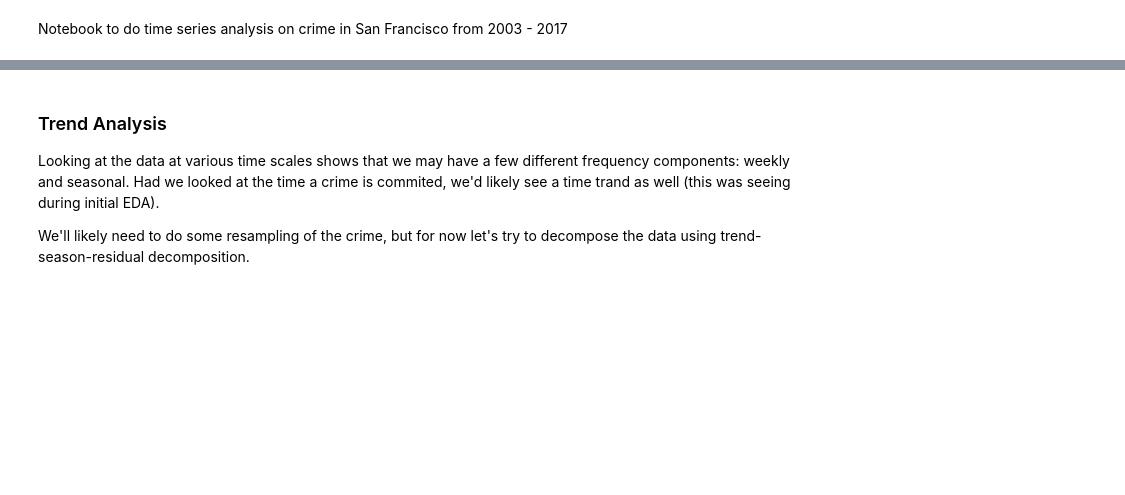
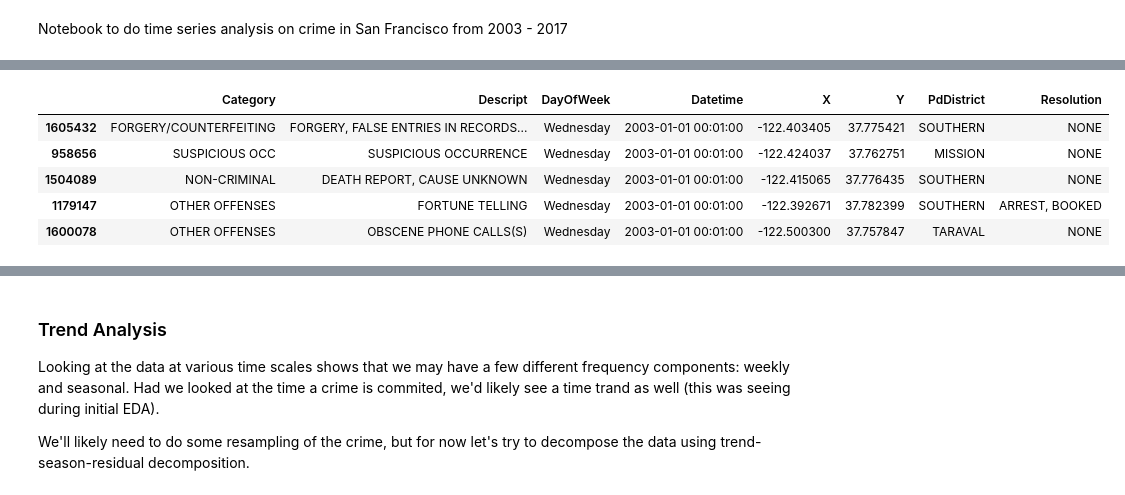
Before and after one commit to mkpetterson/sfcrime, a Jupyter notebook: notebooks/time_series_analysis.ipynb, the cells around one changed output, grey strips where cells are left out. Cells and saved outputs as stored; diff of their text form; code cells hidden in the pictures; blank space fills up the shorter version.

```diff
--- a/notebooks/time_series_analysis.ipynb
+++ b/notebooks/time_series_analysis.ipynb
@@ -49 +75,10 @@ data.groupby(['Date', 'Hour']).size().iloc[0:168].plot()
+# %%
+data.head()
+# %% [output]
+|  | Category | Descript | DayOfWeek | Datetime | X | Y | PdDistrict | Resolution |
+| 1605432 | FORGERY/COUNTERFEITING | FORGERY, FALSE ENTRIES IN RECORDS... | Wednesday | 2003-01-01 00:01:00 | -122.403405 | 37.775421 | SOUTHERN | NONE |
+| 958656 | SUSPICIOUS OCC | SUSPICIOUS OCCURRENCE | Wednesday | 2003-01-01 00:01:00 | -122.424037 | 37.762751 | MISSION | NONE |
+| 1504089 | NON-CRIMINAL | DEATH REPORT, CAUSE UNKNOWN | Wednesday | 2003-01-01 00:01:00 | -122.415065 | 37.776435 | SOUTHERN | NONE |
+| 1179147 | OTHER OFFENSES | FORTUNE TELLING | Wednesday | 2003-01-01 00:01:00 | -122.392671 | 37.782399 | SOUTHERN | ARREST, BOOKED |
+| 1600078 | OTHER OFFENSES | OBSCENE PHONE CALLS(S) | Wednesday | 2003-01-01 00:01:00 | -122.500300 | 37.757847 | TARAVAL | NONE |
 # %%
```
Also changed, not shown: parts of 8 cells of this notebook.
